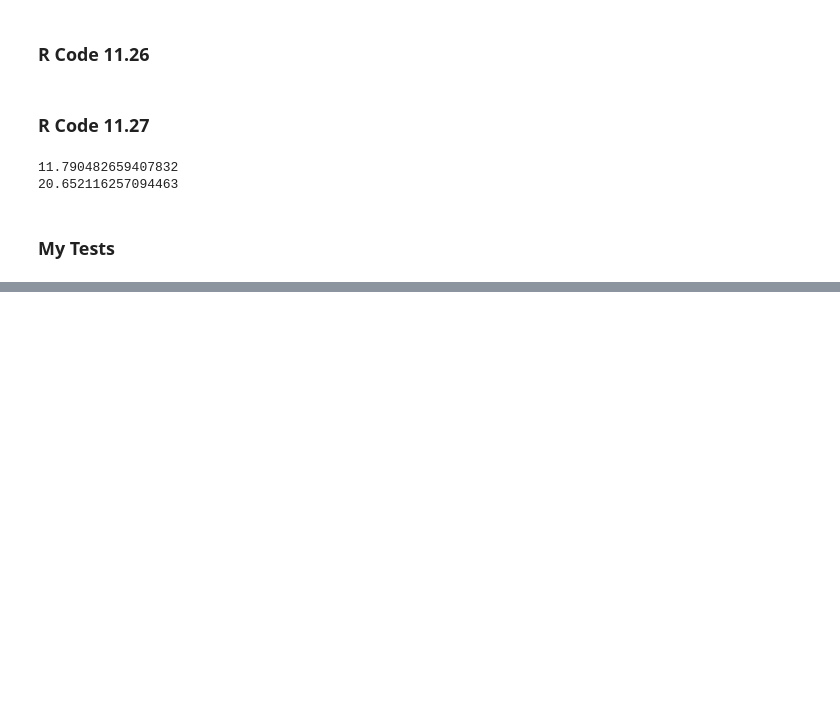
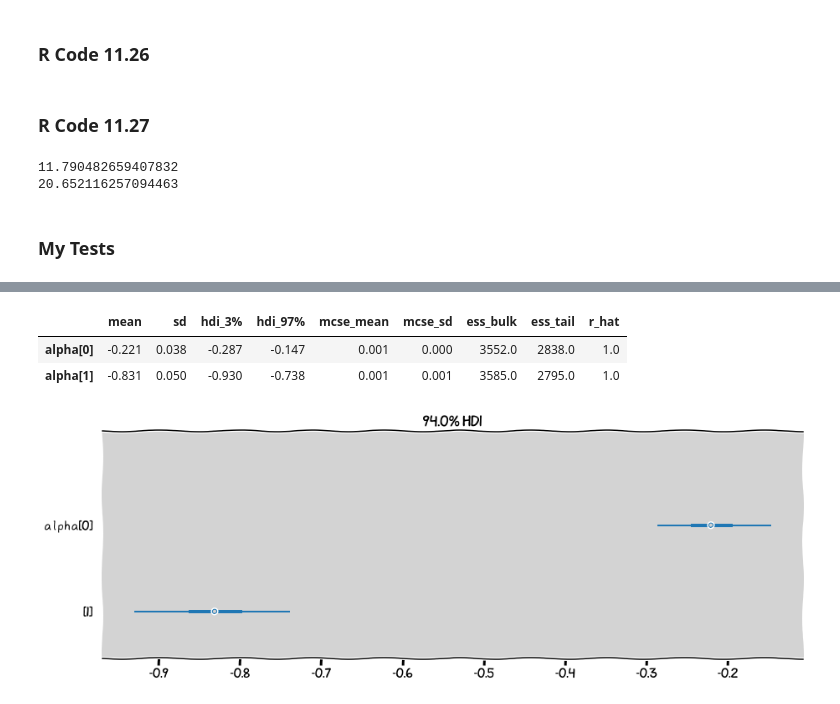
Before and after one commit to rodolphomacedo/statistical_rethinking_pt_BR, a Jupyter notebook: parte_11.ipynb, the cells around one changed output, grey strips where cells are left out. Drawn from its saved outputs; the diff is of its cells as text; code cells hidden in the pictures; blank space fills up the shorter version.

Commit message:
update:update the binomial regression part

```diff
--- a/parte_11.ipynb
+++ b/parte_11.ipynb
@@ -1154,0 +1195,31 @@ plt.show()
+# %%
+model = """
+    data {
+        int N;
+        int qty_genders;
+
+        int admit[N];
+        int applications[N];
+        int gid[N];
+    }
+
+    parameters {
+        vector[qty_genders] alpha;
+    }
+
+    model {
+        vector[N] p;
+
+        alpha ~ normal(0, 1.5);
+
+        for (i in 1:N){
+            p[i] = alpha[ gid[i] ];
+            p[i] = inv_logit(p[i]);
+        }
+
+        admit ~ binomial(applications, p);
+    }
+"""
+
+posteriori = stan.build(model, data=dat_list)
+samples = posteriori.sample(num_chains=4, num_samples=1000)
@@ -1154,0 +1244,20 @@ plt.show()
+# %%
+app_gender = az.from_pystan(
+    posterior_model=posteriori,
+    posterior=samples,
+    observed_data=list(dat_list.keys()),
+    dims={
+        'alpha': ['gender'],
+    }
+)
+# %%
+az.summary(app_gender)
+# %% [output]
+|  | mean | sd | hdi_3% | hdi_97% | mcse_mean | mcse_sd | ess_bulk | ess_tail | r_hat |
+| alpha[0] | -0.221 | 0.038 | -0.287 | -0.147 | 0.001 | 0.000 | 3552.0 | 2838.0 | 1.0 |
+| alpha[1] | -0.831 | 0.050 | -0.930 | -0.738 | 0.001 | 0.001 | 3585.0 | 2795.0 | 1.0 |
+# %%
+az.plot_forest(app_gender, var_names='alpha', combined=True, figsize=(15,5))
+plt.show()
+# %% [output]
+[figure, added]
```
Also changed, not shown: parts of 43 cells of this notebook, 1 other file.
